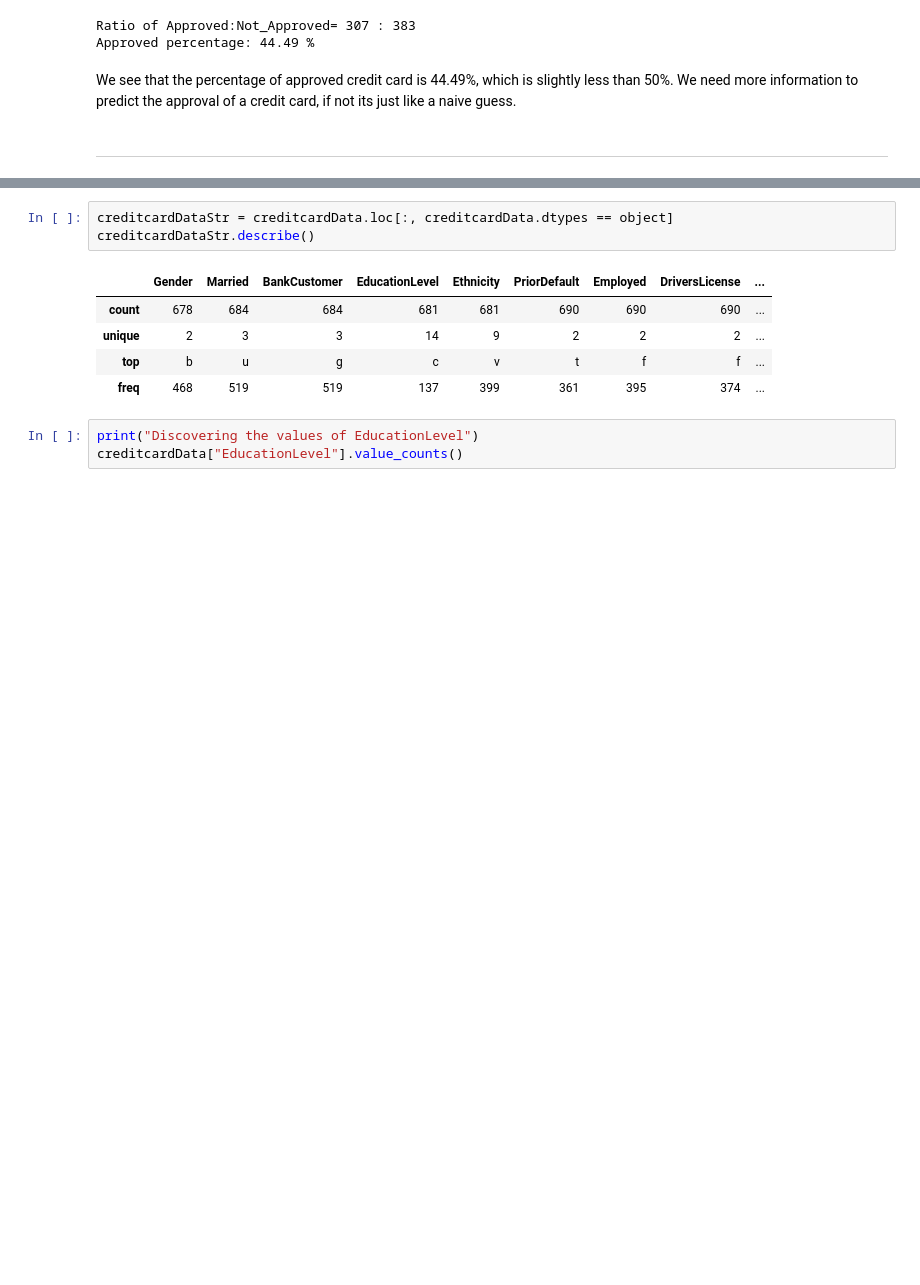
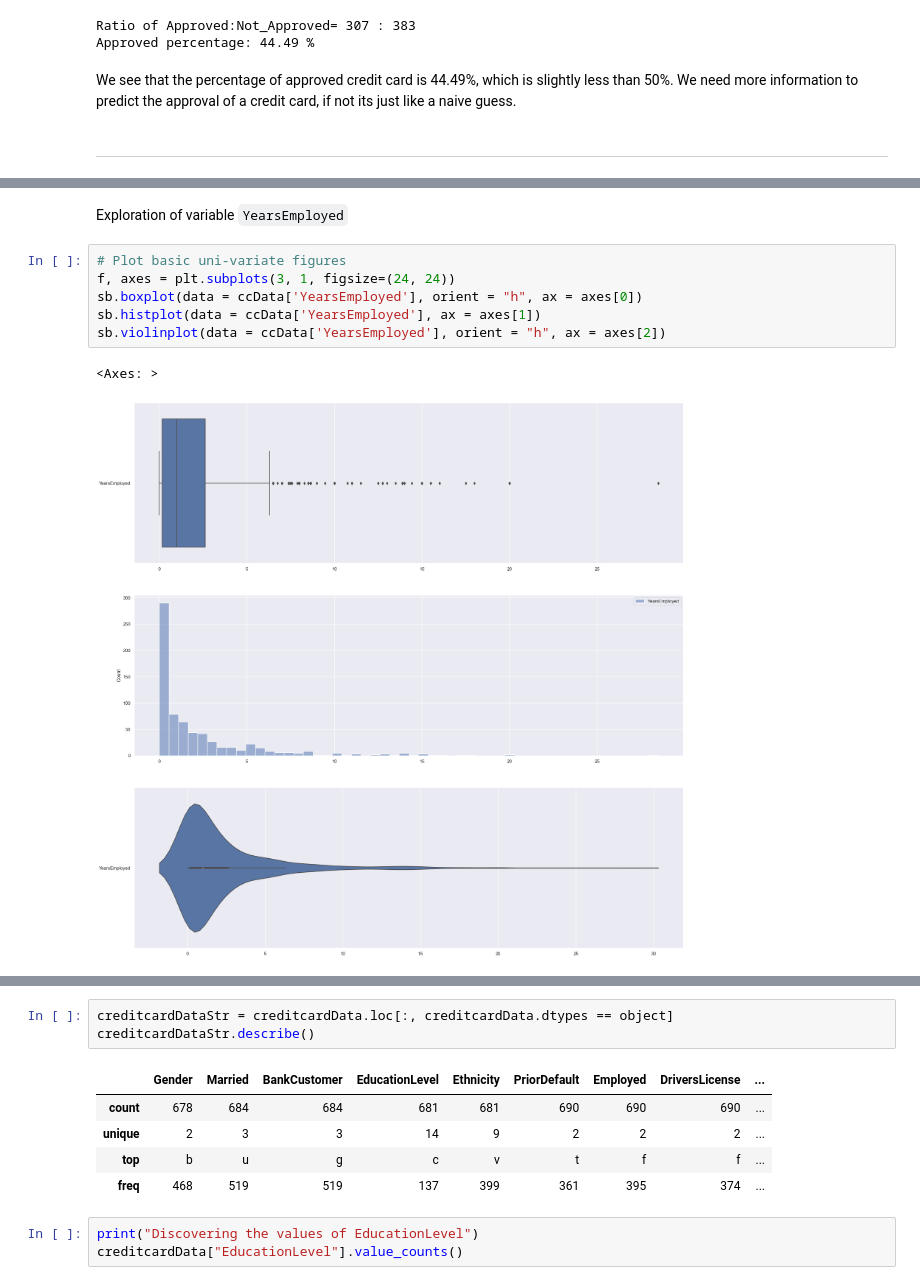
Before and after one commit to niyaojiayou/SC1015, a Jupyter notebook: SC1015 Mini Project.ipynb, the cells around one changed output, grey strips where cells are left out. Saved outputs shown, nothing was run; the diff lists cells and outputs as text; blank space fills up the shorter version.

```diff
--- a/SC1015 Mini Project.ipynb
+++ b/SC1015 Mini Project.ipynb
@@ -109,0 +111,11 @@ creditcardDataFlt.describe()
+# %% [markdown]
+Exploration of variable `YearsEmployed`
+# %%
+# Plot basic uni-variate figures
+f, axes = plt.subplots(3, 1, figsize=(24, 24))
+sb.boxplot(data = ccData['YearsEmployed'], orient = "h", ax = axes[0])
+sb.histplot(data = ccData['YearsEmployed'], ax = axes[1])
+sb.violinplot(data = ccData['YearsEmployed'], orient = "h", ax = axes[2])
+# %% [output]
+<Axes: >
+[figure, added]
```
Also changed, not shown: parts of 34 cells of this notebook.
